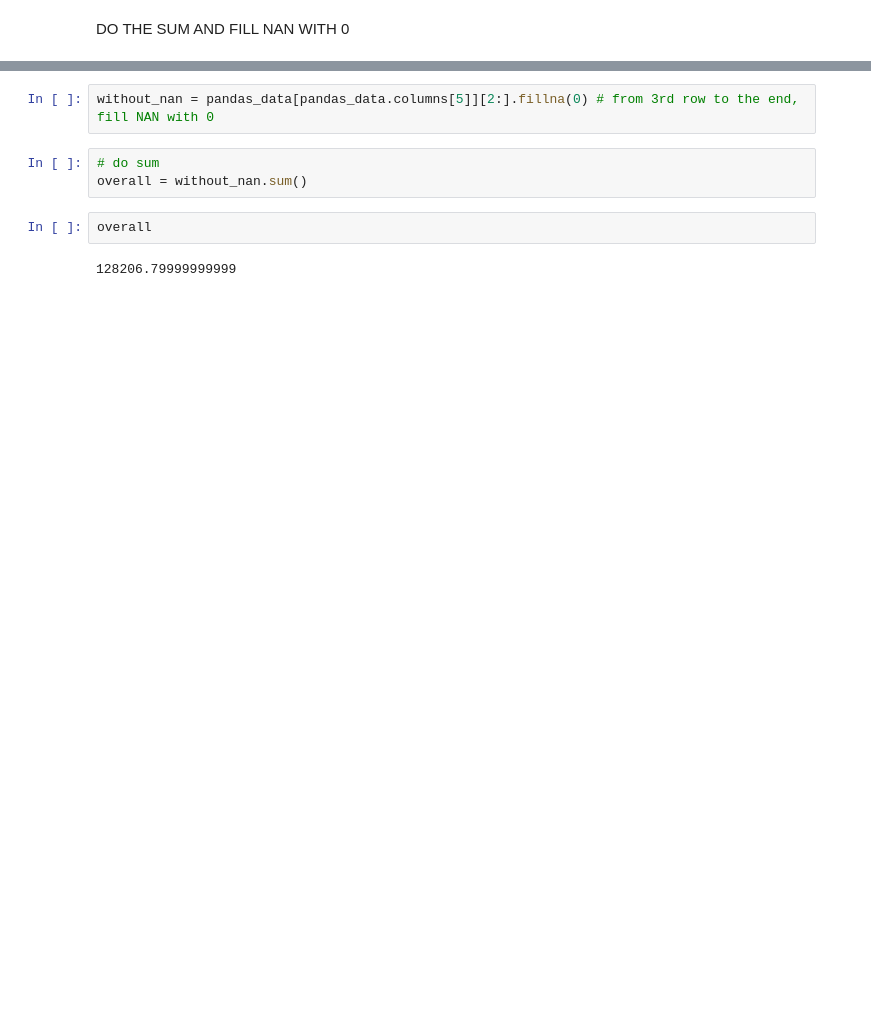
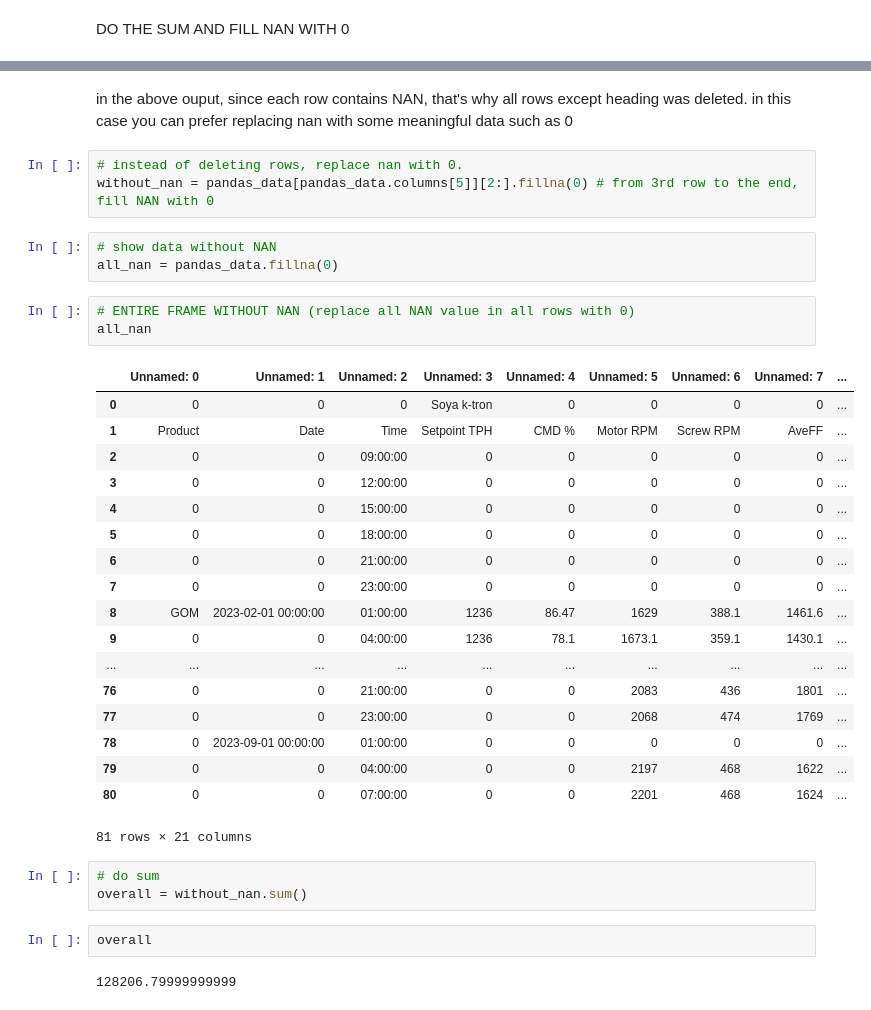
Before and after one commit to coldsober-irene/AIF-machine-learning, a Jupyter notebook: ML1.ipynb, the cells around one changed output, grey strips where cells are left out. Drawn from its saved outputs; the diff is of its cells as text; blank space fills up the shorter version.

```diff
--- a/ML1.ipynb
+++ b/ML1.ipynb
@@ -65,5 +96,33 @@ DO THE SUM AND FILL NAN WITH 0
+# %% [markdown]
+in the above ouput, since each row contains NAN, that's why all rows except heading was deleted. in this case you can prefer replacing nan with some meaningful data such as 0
 # %%
+# instead of deleting rows, replace nan with 0.
 without_nan = pandas_data[pandas_data.columns[5]][2:].fillna(0) # from 3rd row to the end, fill NAN with 0
+# %%
+# show data without NAN
+all_nan = pandas_data.fillna(0)
+# %%
+# ENTIRE FRAME WITHOUT NAN (replace all NAN value in all rows with 0)
+all_nan
+# %% [output]
+|  | Unnamed: 0 | Unnamed: 1 | Unnamed: 2 | Unnamed: 3 | Unnamed: 4 | Unnamed: 5 | Unnamed: 6 | Unnamed: 7 | ... |
+| 0 | 0 | 0 | 0 | Soya k-tron | 0 | 0 | 0 | 0 | ... |
+| 1 | Product | Date | Time | Setpoint TPH | CMD % | Motor RPM | Screw RPM | AveFF | ... |
+| 2 | 0 | 0 | 09:00:00 | 0 | 0 | 0 | 0 | 0 | ... |
+| 3 | 0 | 0 | 12:00:00 | 0 | 0 | 0 | 0 | 0 | ... |
+| 4 | 0 | 0 | 15:00:00 | 0 | 0 | 0 | 0 | 0 | ... |
+| 5 | 0 | 0 | 18:00:00 | 0 | 0 | 0 | 0 | 0 | ... |
+| 6 | 0 | 0 | 21:00:00 | 0 | 0 | 0 | 0 | 0 | ... |
+| 7 | 0 | 0 | 23:00:00 | 0 | 0 | 0 | 0 | 0 | ... |
+| 8 | GOM | 2023-02-01 00:00:00 | 01:00:00 | 1236 | 86.47 | 1629 | 388.1 | 1461.6 | ... |
+| 9 | 0 | 0 | 04:00:00 | 1236 | 78.1 | 1673.1 | 359.1 | 1430.1 | ... |
+| ... | ... | ... | ... | ... | ... | ... | ... | ... | ... |
+| 76 | 0 | 0 | 21:00:00 | 0 | 0 | 2083 | 436 | 1801 | ... |
+| 77 | 0 | 0 | 23:00:00 | 0 | 0 | 2068 | 474 | 1769 | ... |
+| 78 | 0 | 2023-09-01 00:00:00 | 01:00:00 | 0 | 0 | 0 | 0 | 0 | ... |
+| 79 | 0 | 0 | 04:00:00 | 0 | 0 | 2197 | 468 | 1622 | ... |
+| 80 | 0 | 0 | 07:00:00 | 0 | 0 | 2201 | 468 | 1624 | ... |
+81 rows × 21 columns
 # %%
 # do sum
 overall = without_nan.sum()
```
Also changed, not shown: parts of 14 cells of this notebook.
